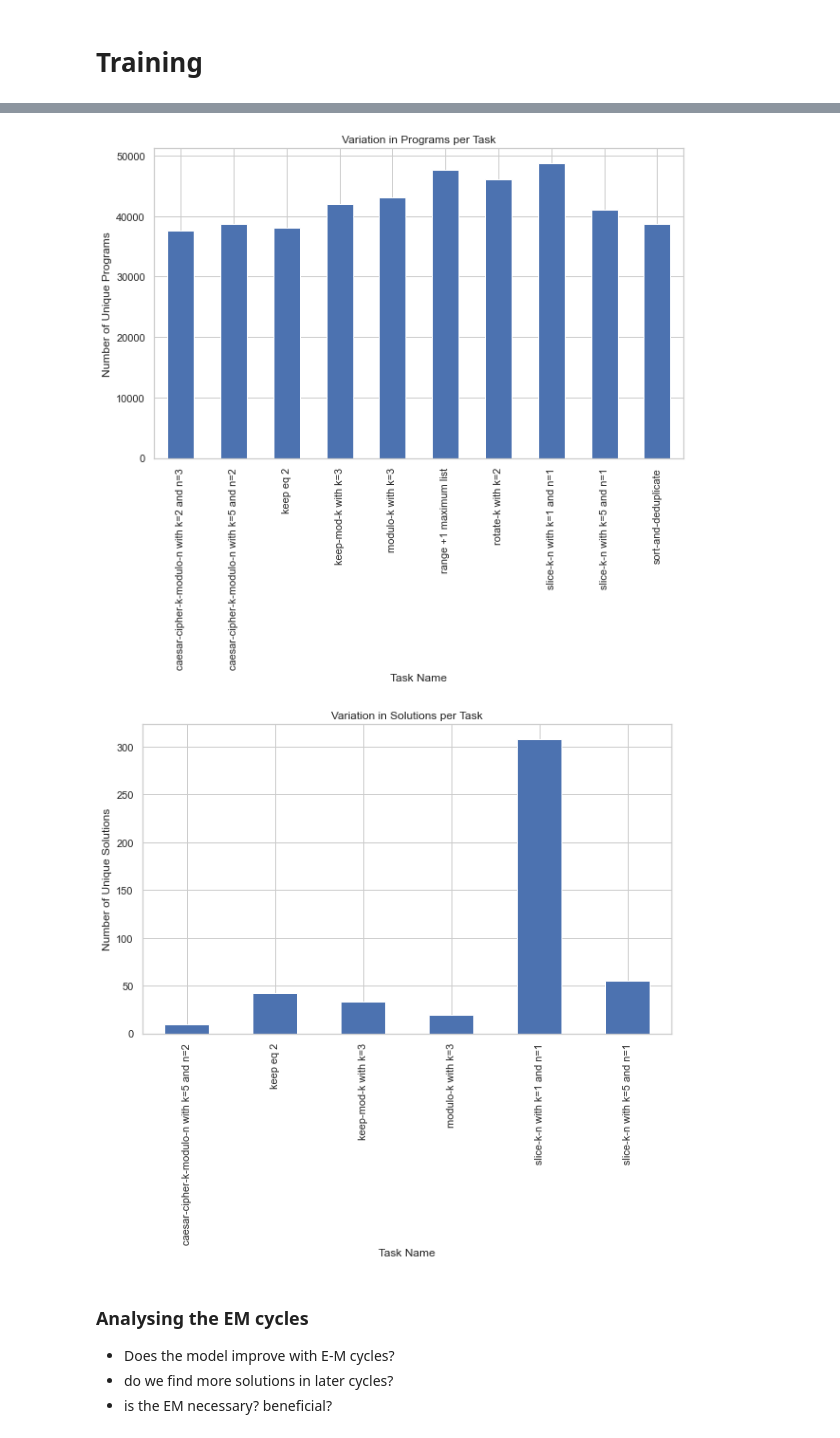
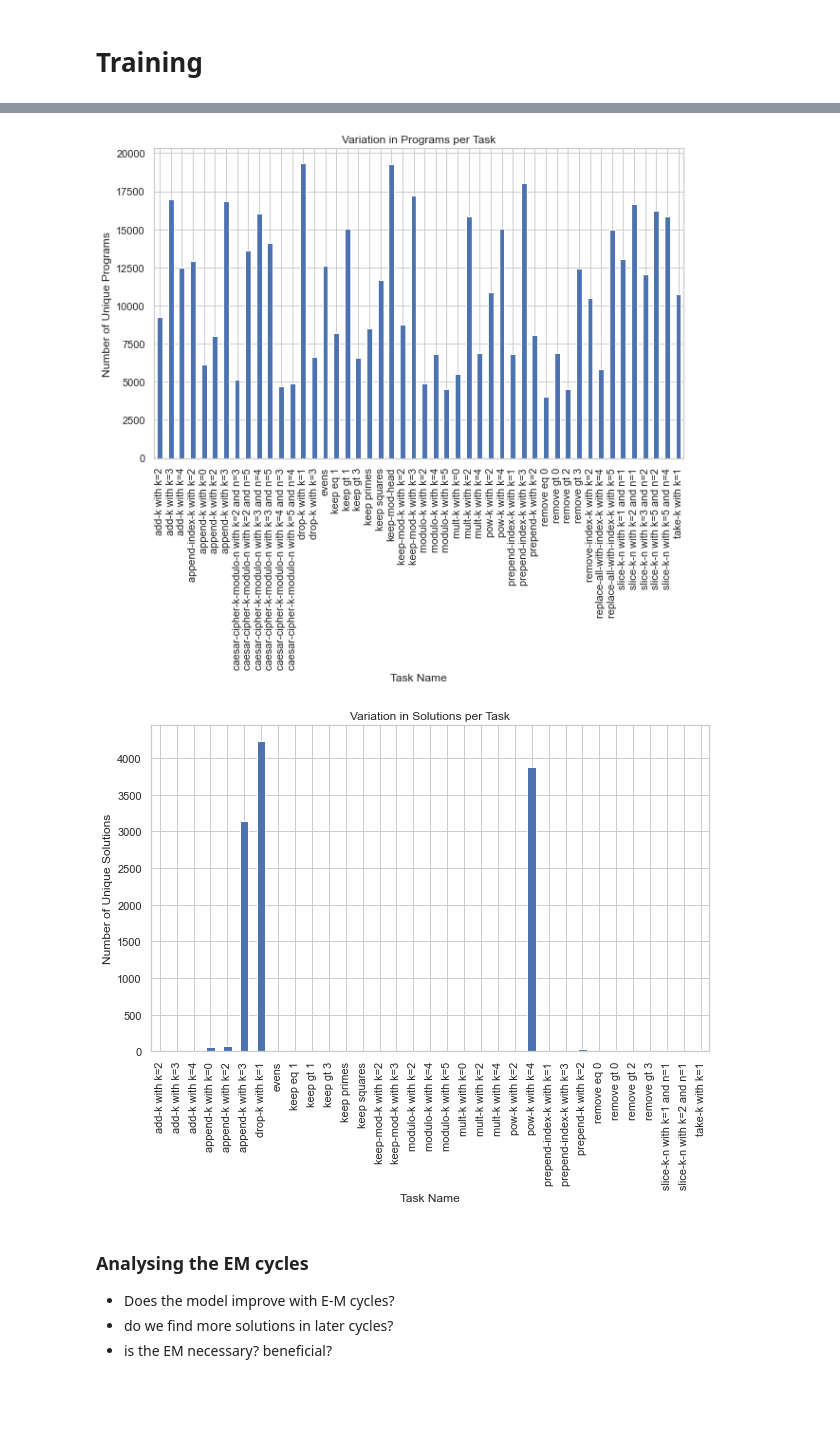
Before and after one commit to R1704/FlowCoder, a Jupyter notebook: src/analysis.ipynb, the cells around one changed output, grey strips where cells are left out. Saved outputs shown, nothing was run; the diff lists cells and outputs as text; code cells hidden in the pictures; blank space fills up the shorter version.

Commit message:
experiments, report, data handling, analysis

```diff
--- a/src/analysis.ipynb
+++ b/src/analysis.ipynb
@@ -88,19 +135,21 @@ def plot_solution_variations(data):
 # %% [markdown]
 # Training
 # %%
-data = pd.read_csv('/Users/ron/Code/master_thesis/results/depth_3_48_tasks2023-12-07 11:37:27.csv')
+
+train_data = pd.read_csv(depth3_trained_on_48_tasks_random_seed_1704)
+train_data = train_data.sort_values('Task Name')
 # data = data[data['Mode'] != 'inference']
 
-train_tasks = unique_train_tasks(data)
+train_tasks = unique_train_tasks(train_data)
 print(f'Trained on {len(train_tasks)} unique tasks:')
 for t in train_tasks:
     print(f'\t{t}')
 
-unique_solved_ = unique_solved(data)
-print(f'solved {len(unique_solved_)} unique tasks.')
-for t in unique_solved_:
+unique_solved_train = unique_solved(train_data)
+print(f'solved {len(unique_solved_train)} unique tasks.')
+for t in unique_solved_train:
     print(f'\t{t}')
 
-inference = data[data['Mode'] == 'inference']
-print(inference[inference['Solved'] == True]['Task Name'].unique())
+# inference = data[data['Mode'] == 'inference']
+# print(inference[inference['Solved'] == True]['Task Name'].unique())
 # %% [output]
@@ -116,8 +173,8 @@ solved 2 unique tasks.
 # %%
 # Execute the functions and display the results
-program_freq = program_creation_frequency(data)
-program_vars = program_variations(data)
-solution_vars = solution_variations(data)
+program_freq = program_creation_frequency(train_data)
+program_vars = program_variations(train_data)
+solution_vars = solution_variations(train_data)
 
 # Plotting the visualizations
 plot_program_creation_frequency(program_freq)
@@ -128,5 +185,5 @@ plot_solution_variations(solution_vars)
-[figure, old version]
+[figure, new version]
-[figure, old version]
+[figure, new version]
 # %% [markdown]
 ### Analysing the EM cycles
 - Does the model improve with E-M cycles?
```
Also changed, not shown: parts of 14 cells of this notebook, 36 other files.
